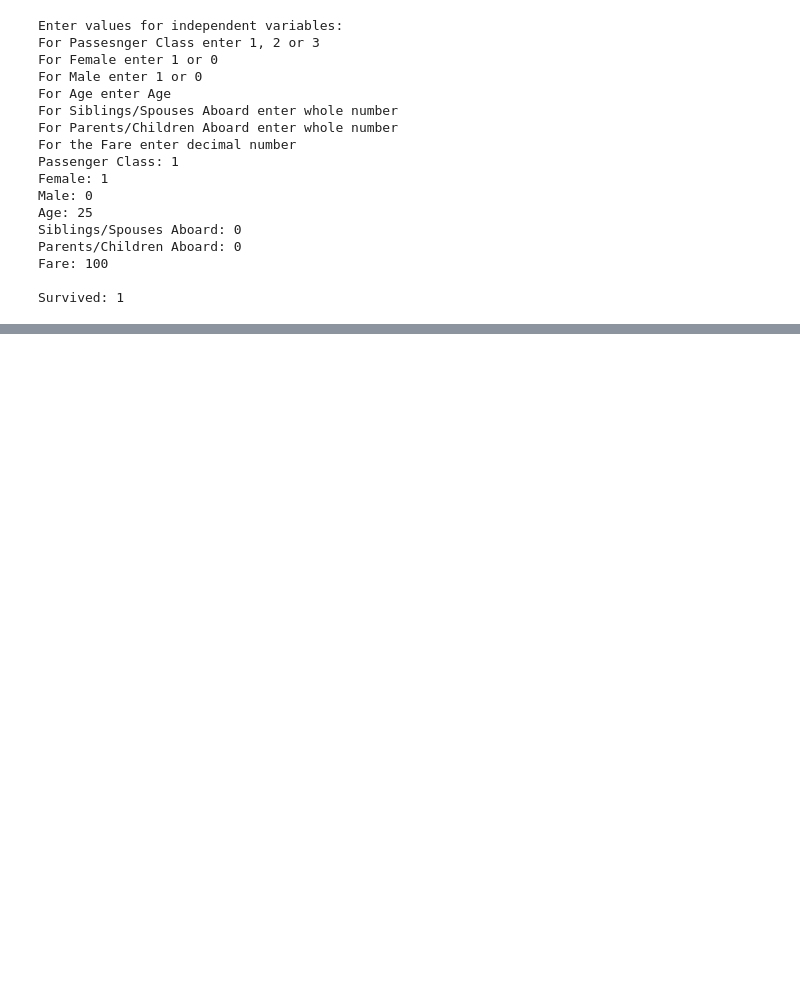
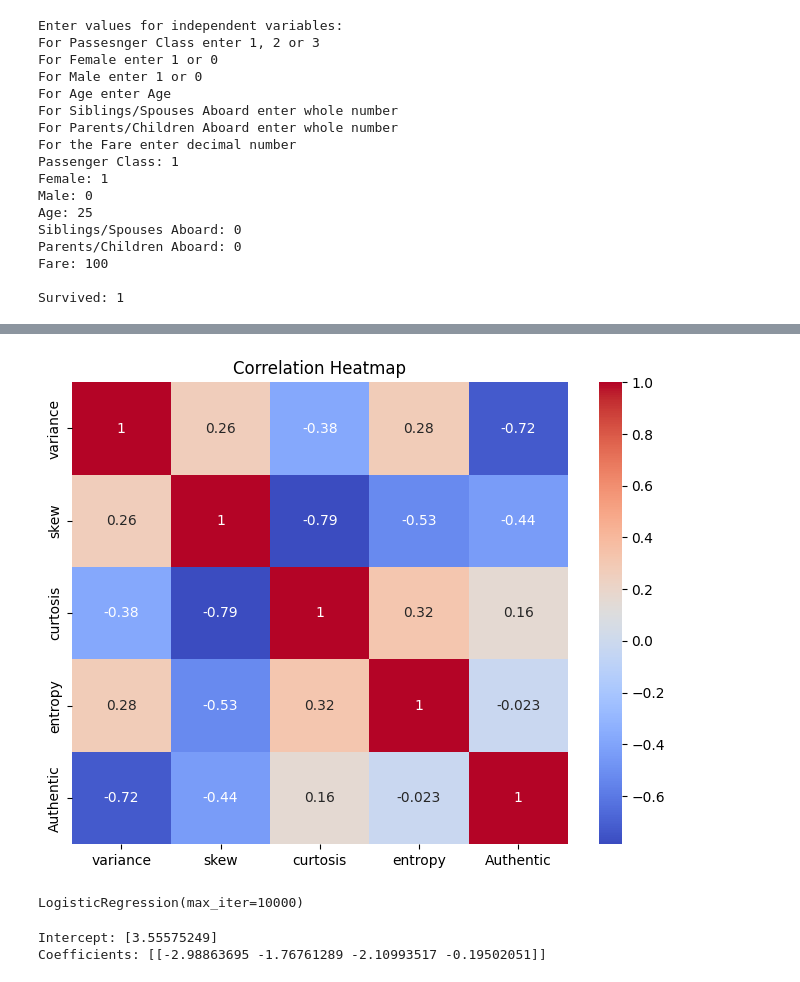
Before and after one commit to Sujal9858/SujalGit, a Jupyter notebook: Untitled2.ipynb, the cells around one changed output, grey strips where cells are left out. Saved outputs shown, nothing was run; the diff lists cells and outputs as text; code cells hidden in the pictures; blank space fills up the shorter version.

```diff
--- a/Untitled2.ipynb
+++ b/Untitled2.ipynb
@@ -162,0 +199,7 @@ Survived: 1
+# %%
+plt.figure(figsize=(8,6))
+sns.heatmap(data.corr(), annot=True, cmap='coolwarm')
+plt.title("Correlation Heatmap")
+plt.show()
+# %% [output]
+[figure, added]
@@ -162,0 +213,11 @@ Survived: 1
+# %%
+classifier_model = LogisticRegression(max_iter=10000)
+classifier_model.fit(X_train, y_train)
+# %% [output]
+LogisticRegression(max_iter=10000)
+# %%
+print("Intercept:", classifier_model.intercept_)
+print("Coefficients:", classifier_model.coef_)
+# %% [output]
+Intercept: [3.55575249]
+Coefficients: [[-2.98863695 -1.76761289 -2.10993517 -0.19502051]]
```
Also changed, not shown: parts of 10 cells of this notebook.
